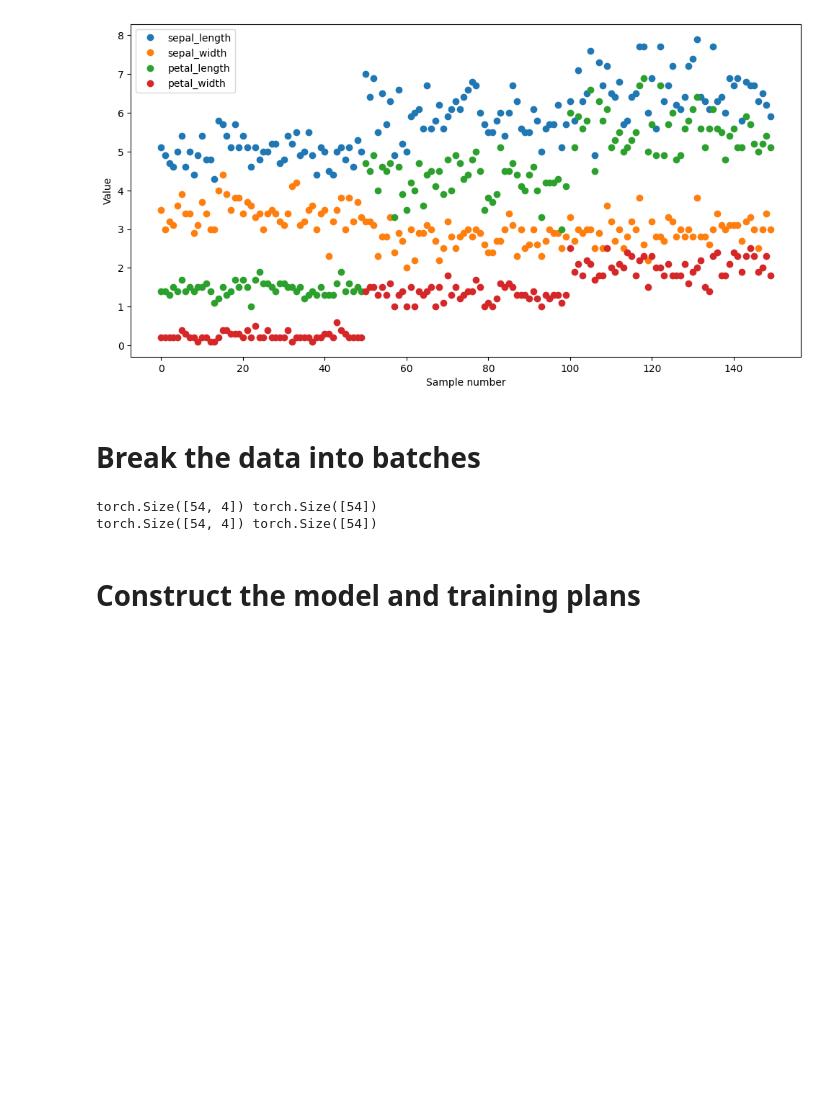
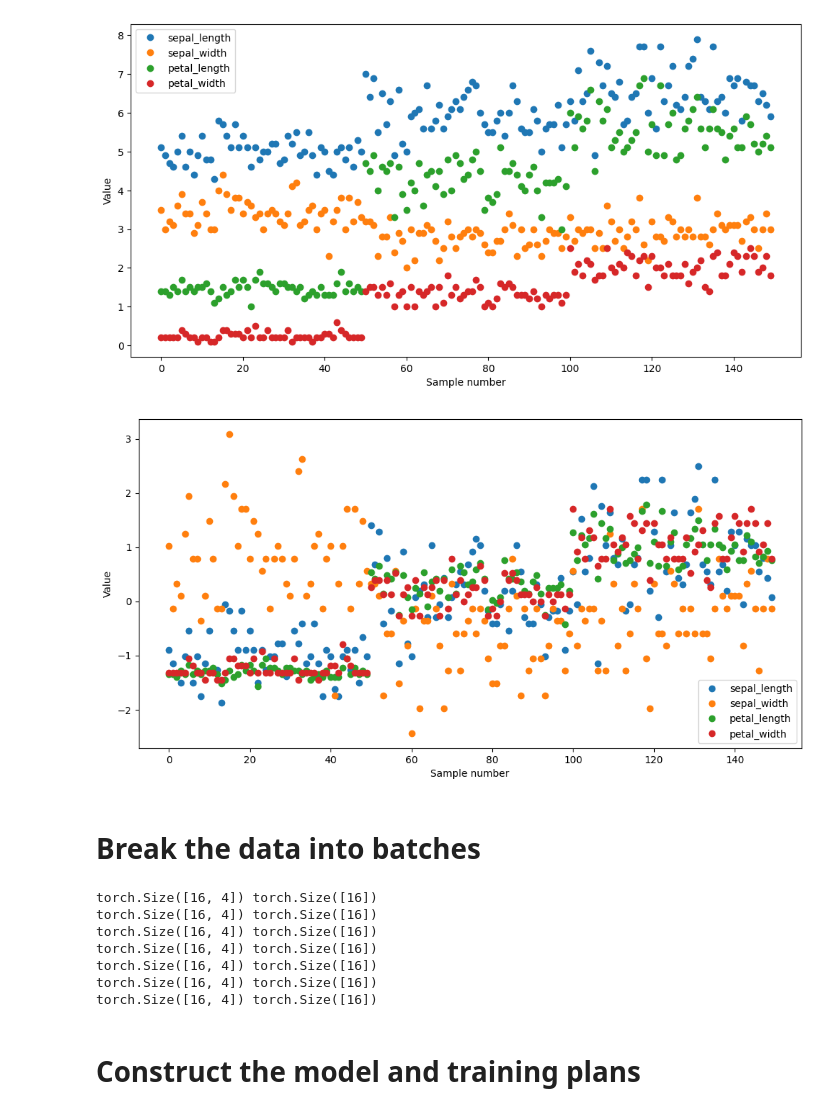
Before and after one commit to IED-Electronics/DeepUnderstandingOfDeepLearning, a Jupyter notebook: regularization/DUDL_regular_minibatch.ipynb, the cells around one changed output. Saved outputs shown, nothing was run; the diff lists cells and outputs as text; code cells hidden in the pictures; blank space fills up the shorter version.

```diff
--- a/regularization/DUDL_regular_minibatch.ipynb
+++ b/regularization/DUDL_regular_minibatch.ipynb
@@ -27,22 +27,24 @@ plt.show()
 # %%
 ####   ------------------------------- < NOTE ABOUT THIS CELL!!! > ---------------------------------------   ####
 #                                                                                                               #
 # The code here is intentionally commented out. We're going to use this in the lecture "The importance of       #
 # data standardization" in the next section. If you're not doing that lecture, leave this commented! Thanks!    #
 #                                                                                                               #
 ####   ------------------------------- </ NOTE ABOUT THIS CELL!!! > --------------------------------------   ####
 
 
-# # z-score the data
-# import scipy.stats as stats
-# cols2zscore = iris.keys()
-# cols2zscore = cols2zscore.drop('species')
-# iris[cols2zscore] = iris[cols2zscore].apply(stats.zscore)
+# z-score the data
+import scipy.stats as stats
+cols2zscore = iris.keys()
+cols2zscore = cols2zscore.drop('species')
+iris[cols2zscore] = iris[cols2zscore].apply(stats.zscore)
 
-# iris.plot(marker='o',linestyle='none',figsize=(12,6))
-# plt.xlabel('Sample number')
-# plt.ylabel('Value')
-# plt.show()
+iris.plot(marker='o',linestyle='none',figsize=(12,6))
+plt.xlabel('Sample number')
+plt.ylabel('Value')
+plt.show()
+# %% [output]
+[figure, added]
 # %%
 # organize the data
 
@@ -77,8 +79,13 @@ for X,y in train_loader:
 
 # go back and set drop_last=True in training DataLoader
 # %% [output]
-torch.Size([54, 4]) torch.Size([54])
-torch.Size([54, 4]) torch.Size([54])
+torch.Size([16, 4]) torch.Size([16])
+torch.Size([16, 4]) torch.Size([16])
+torch.Size([16, 4]) torch.Size([16])
+torch.Size([16, 4]) torch.Size([16])
+torch.Size([16, 4]) torch.Size([16])
+torch.Size([16, 4]) torch.Size([16])
+torch.Size([16, 4]) torch.Size([16])
 # %% [markdown]
 # Construct the model and training plans
 # %%
```
Also changed, not shown: parts of 1 cell of this notebook.
